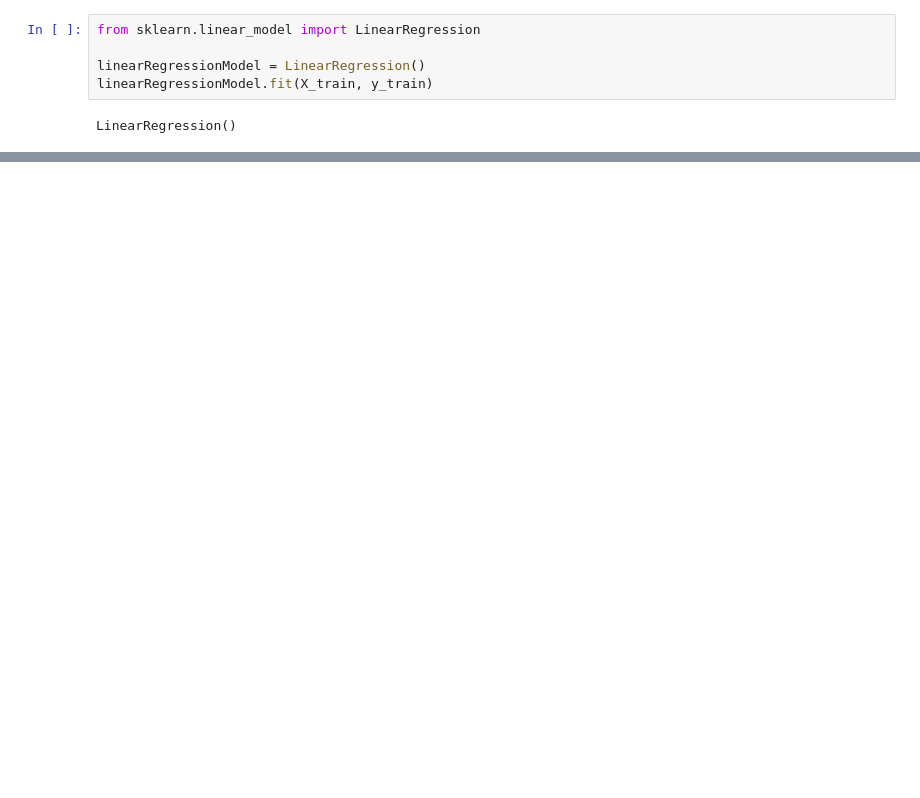
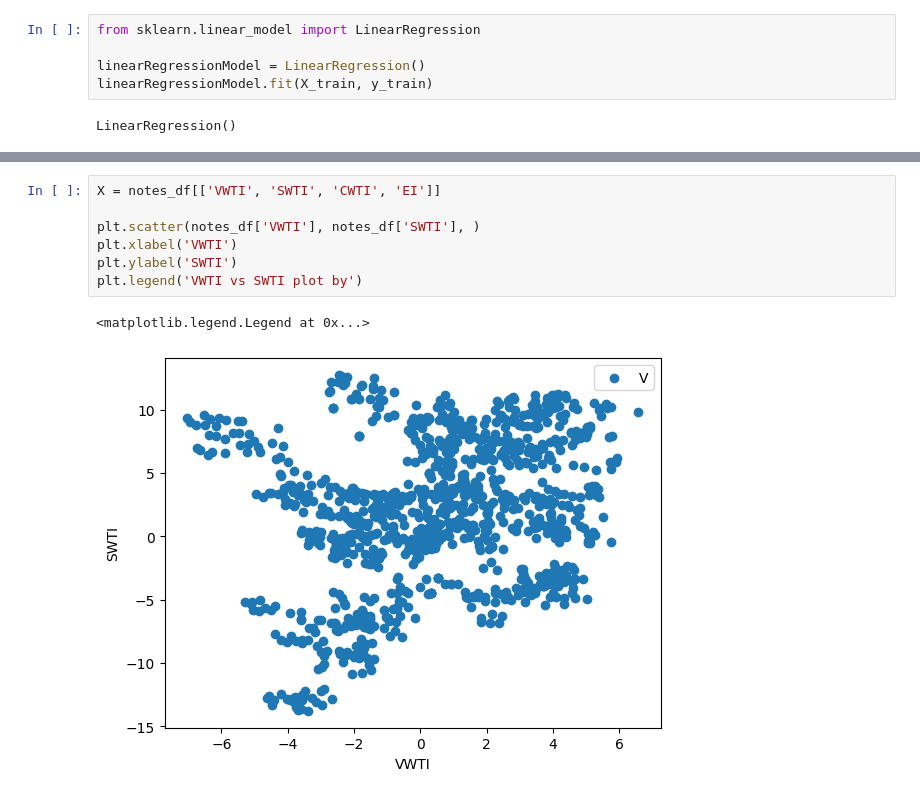
Before and after one commit to swapnashis/Intro_to_AI-BKIAC, a Jupyter notebook: Assingment-1/assingment_01.ipynb, the cells around one changed output, grey strips where cells are left out. Cells and saved outputs as stored; diff of their text form; blank space fills up the shorter version.

```diff
--- a/Assingment-1/assingment_01.ipynb
+++ b/Assingment-1/assingment_01.ipynb
@@ -114,0 +971,10 @@ ValueError: Classification metrics can't handle a mix of binary and continuous t
+# %%
+X = notes_df[['VWTI', 'SWTI', 'CWTI', 'EI']]
+
+plt.scatter(notes_df['VWTI'], notes_df['SWTI'], )
+plt.xlabel('VWTI')
+plt.ylabel('SWTI')
+plt.legend('VWTI vs SWTI plot by')
+# %% [output]
+<matplotlib.legend.Legend at 0x...>
+[figure, added]
```
Also changed, not shown: parts of 112 cells of this notebook, 1 other file.
